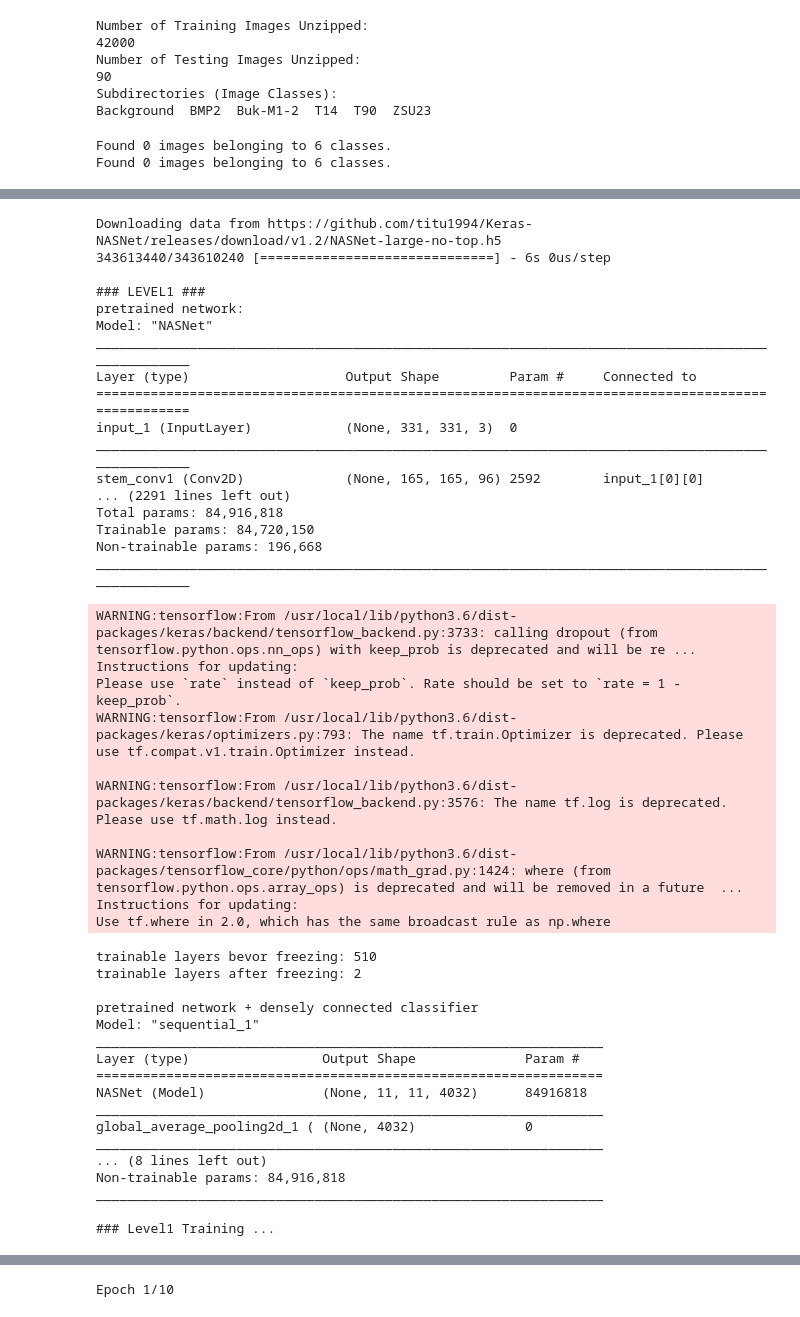
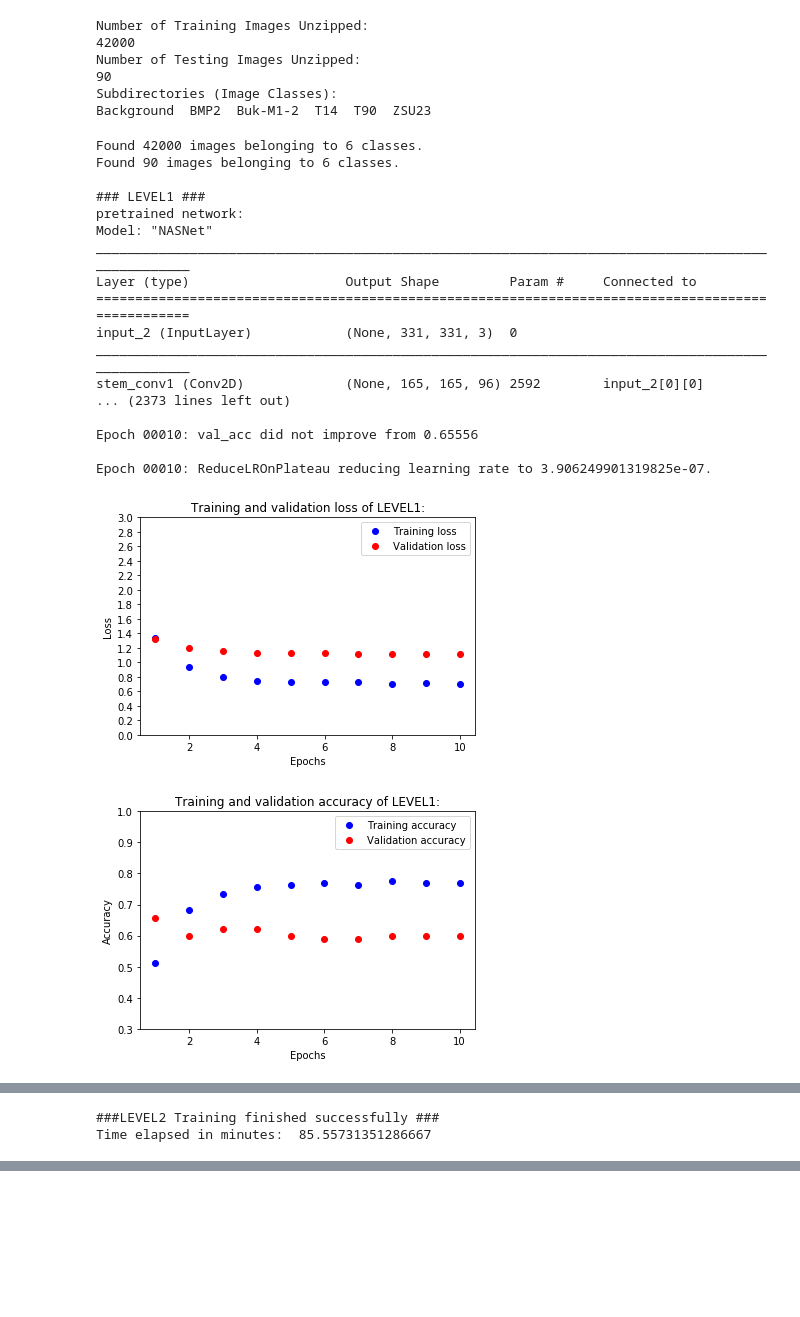
Before and after one commit to zwnewsom/artificial_intelligence, a Jupyter notebook: hw3/hw3.ipynb, the cells around one changed output, grey strips where cells are left out. Saved outputs shown, nothing was run; the diff lists cells and outputs as text; code cells hidden in the pictures; blank space fills up the shorter version.

```diff
--- a/hw3/hw3.ipynb
+++ b/hw3/hw3.ipynb
@@ -62,6 +78,7 @@ from keras.callbacks import ModelCheckpoint, ReduceLROnPlateau, TensorBoard
 import matplotlib.pyplot as plt
 import numpy as np
 from timeit import default_timer as timer
+
 
 
 def main():
@@ -80,7 +97,7 @@ classnames = ["Background", "BMP2", "Buk-M1-2", "T14", "T90", "ZSU23"]
 classes = len(classnames)
 
 # path settings
-path = '/content/hw3/'
+path = '/content/HW3/'
 dataset_path = path + 'datasets/'
 weights_path = path + 'trained_models/trained_weights/weights_temp.h5'
 model_path = path + 'trained_models/RuTanks7000_v1_'
@@ -200,7 +217,7 @@ def level1():
     # training the model
     history = model.fit_generator(
         train_generator,
-        steps_per_epoch=(nbrTrainImages * classes) // batch,
+        steps_per_epoch=(nbrTrainImages * classes) // (batch * 5),
         epochs=epochsL1,
         callbacks=callbacks_list_L1,
         validation_data=test_generator,
@@ -250,33 +267,50 @@ def level2():
 
     print("\nLEVEL2 Model after unfreezing the base network")
     model2.summary()
     model2.compile(loss='categorical_crossentropy', optimizer=optimizers.RMSprop(lr=learning_rate/10, decay=lr_decay), metrics=['acc'])
     print ("\n### Validating ... ")
 
     val_loss, val_acc = model2.evaluate_generator(test_generator, steps=nbrTestImages, verbose=0)
     print('Validation Results before training unfreeze layers and trained densely connected layers:\nValidation loss:',val_loss,",",'Validation accuracy:', val_acc, "\n")
 
     # Jointly training both the unfreeze layers and the added trained densely connected layers
     callbacks_list_L2 = [ModelCheckpoint(filepath=model_path+'l2.h5', save_weights_only=False, monitor='val_acc', verbose=1, save_best_only=True),
                       ReduceLROnPlateau(monitor='val_acc', factor=factorL2, patience=patiencel2, verbose=1),
                       TensorBoard(log_dir=TensorBoardLogDir+'\\level2')]
 
     print ("\n### Level2 Training ... ")
     history = model2.fit_generator(
         train_generator,
-        steps_per_epoch=(nbrTrainImages * classes) // batch,
+        steps_per_epoch=(nbrTrainImages * classes) // (batch * 5),
         epochs=epochsL2,
         callbacks=callbacks_list_L2,
         validation_data=test_generator,
         validation_steps=nbrTestImages,
         verbose=verbose_train)
 
     history_val2 = [history.history]  # saving all results of the final test
     plot(history_val2, "LEVEL2:", epochsL2)
     print("\n###LEVEL2 Training finished successfully ###")
 
 
 main()
 # %% [output]
-Found 0 images belonging to 6 classes.
-Found 0 images belonging to 6 classes.
+Found 42000 images belonging to 6 classes.
+Found 90 images belonging to 6 classes.
+
+### LEVEL1 ###
+pretrained network:
+Model: "NASNet"
+__________________________________________________________________________________________________
+Layer (type)                    Output Shape         Param #     Connected to
+==================================================================================================
+input_2 (InputLayer)            (None, 331, 331, 3)  0
+__________________________________________________________________________________________________
+stem_conv1 (Conv2D)             (None, 165, 165, 96) 2592        input_2[0][0]
+... (2373 lines left out)
+
+Epoch 00010: val_acc did not improve from 0.65556
+
+Epoch 00010: ReduceLROnPlateau reducing learning rate to 3.906249901319825e-07.
+[figure, added]
+[figure, added]
@@ -300,44 +336,2 @@ WARNING:tensorflow:From /usr/local/lib/python3.6/dist-packages/keras/backend/ten
-Downloading data from https://github.com/titu1994/Keras-NASNet/releases/download/v1.2/NASNet-large-no-top.h5
-343613440/343610240 [==============================] - 6s 0us/step
-
-### LEVEL1 ###
-pretrained network:
-Model: "NASNet"
-__________________________________________________________________________________________________
-Layer (type)                    Output Shape         Param #     Connected to
-==================================================================================================
-input_1 (InputLayer)            (None, 331, 331, 3)  0
-__________________________________________________________________________________________________
-stem_conv1 (Conv2D)             (None, 165, 165, 96) 2592        input_1[0][0]
-... (2291 lines left out)
-Total params: 84,916,818
-Trainable params: 84,720,150
-Non-trainable params: 196,668
-__________________________________________________________________________________________________
+###LEVEL2 Training finished successfully ###
+Time elapsed in minutes:  85.55731351286667
-WARNING:tensorflow:From /usr/local/lib/python3.6/dist-packages/keras/backend/tensorflow_backend.py:3733: calling dropout (from tensorflow.python.ops.nn_ops) with keep_prob is deprecated and will be re ...
-Instructions for updating:
-Please use `rate` instead of `keep_prob`. Rate should be set to `rate = 1 - keep_prob`.
-WARNING:tensorflow:From /usr/local/lib/python3.6/dist-packages/keras/optimizers.py:793: The name tf.train.Optimizer is deprecated. Please use tf.compat.v1.train.Optimizer instead.
-
-WARNING:tensorflow:From /usr/local/lib/python3.6/dist-packages/keras/backend/tensorflow_backend.py:3576: The name tf.log is deprecated. Please use tf.math.log instead.
-
-WARNING:tensorflow:From /usr/local/lib/python3.6/dist-packages/tensorflow_core/python/ops/math_grad.py:1424: where (from tensorflow.python.ops.array_ops) is deprecated and will be removed in a future  ...
-Instructions for updating:
-Use tf.where in 2.0, which has the same broadcast rule as np.where
-trainable layers bevor freezing: 510
-trainable layers after freezing: 2
-
-pretrained network + densely connected classifier
-Model: "sequential_1"
-_________________________________________________________________
-Layer (type)                 Output Shape              Param #
-=================================================================
-NASNet (Model)               (None, 11, 11, 4032)      84916818
-_________________________________________________________________
-global_average_pooling2d_1 ( (None, 4032)              0
-_________________________________________________________________
-... (8 lines left out)
-Non-trainable params: 84,916,818
-_________________________________________________________________
-
-### Level1 Training ...
@@ -351 +337,0 @@ WARNING:tensorflow:From /usr/local/lib/python3.6/dist-packages/keras/callbacks.p
-Epoch 1/10
```
Also changed, not shown: parts of 10 cells of this notebook.
